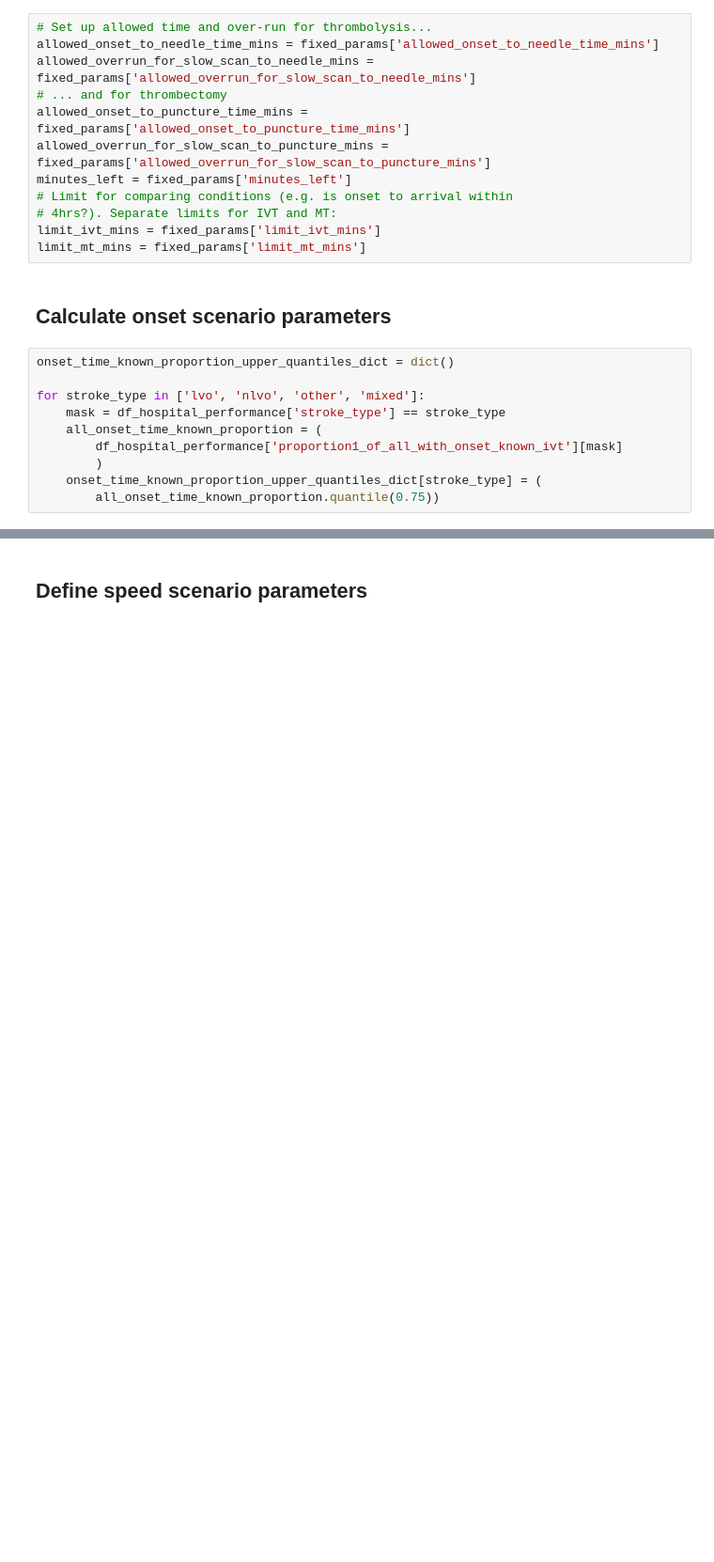
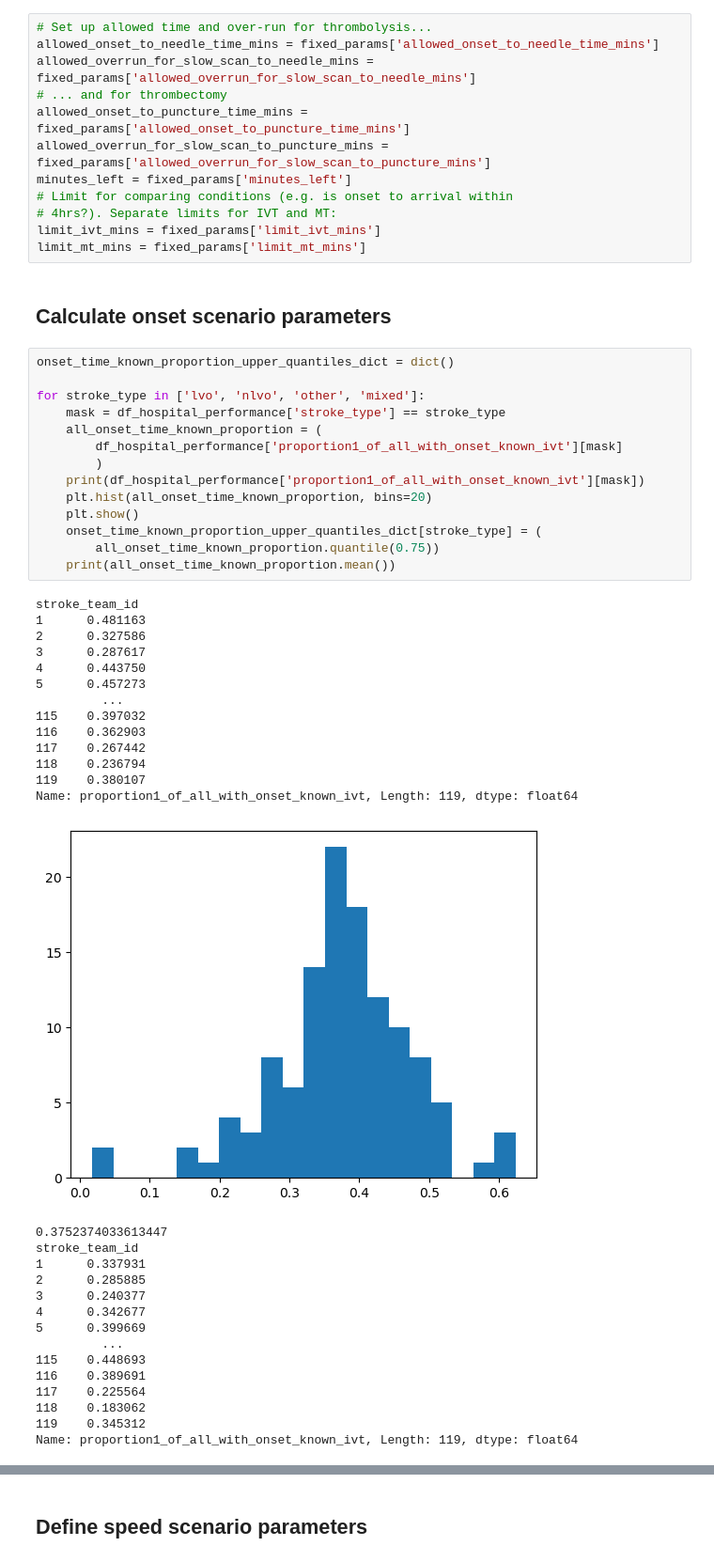
Before and after one commit to stroke-modelling/stroke-utilities, a Jupyter notebook: docs/02c_hospital_scenarios.ipynb, the cells around one changed output, grey strips where cells are left out. Shown at 94% size. Cells and saved outputs as stored; diff of their text form; blank space fills up the shorter version.

```diff
--- a/docs/02c_hospital_scenarios.ipynb
+++ b/docs/02c_hospital_scenarios.ipynb
@@ -129,10 +135,43 @@ limit_mt_mins = fixed_params['limit_mt_mins']
 # %%
 onset_time_known_proportion_upper_quantiles_dict = dict()
 
 for stroke_type in ['lvo', 'nlvo', 'other', 'mixed']:
     mask = df_hospital_performance['stroke_type'] == stroke_type
     all_onset_time_known_proportion = (
         df_hospital_performance['proportion1_of_all_with_onset_known_ivt'][mask]
         )
+    print(df_hospital_performance['proportion1_of_all_with_onset_known_ivt'][mask])
+    plt.hist(all_onset_time_known_proportion, bins=20)
+    plt.show()
     onset_time_known_proportion_upper_quantiles_dict[stroke_type] = (
         all_onset_time_known_proportion.quantile(0.75))
+    print(all_onset_time_known_proportion.mean())
+# %% [output]
+stroke_team_id
+1      0.481163
+2      0.327586
+3      0.287617
+4      0.443750
+5      0.457273
+         ...
+115    0.397032
+116    0.362903
+117    0.267442
+118    0.236794
+119    0.380107
+Name: proportion1_of_all_with_onset_known_ivt, Length: 119, dtype: float64
+[figure, added]
+0.3752374033613447
+stroke_team_id
+1      0.337931
+2      0.285885
+3      0.240377
+4      0.342677
+5      0.399669
+         ...
+115    0.448693
+116    0.389691
+117    0.225564
+118    0.183062
+119    0.345312
+Name: proportion1_of_all_with_onset_known_ivt, Length: 119, dtype: float64
```
Also changed, not shown: parts of 8 cells of this notebook, 12 other files.
